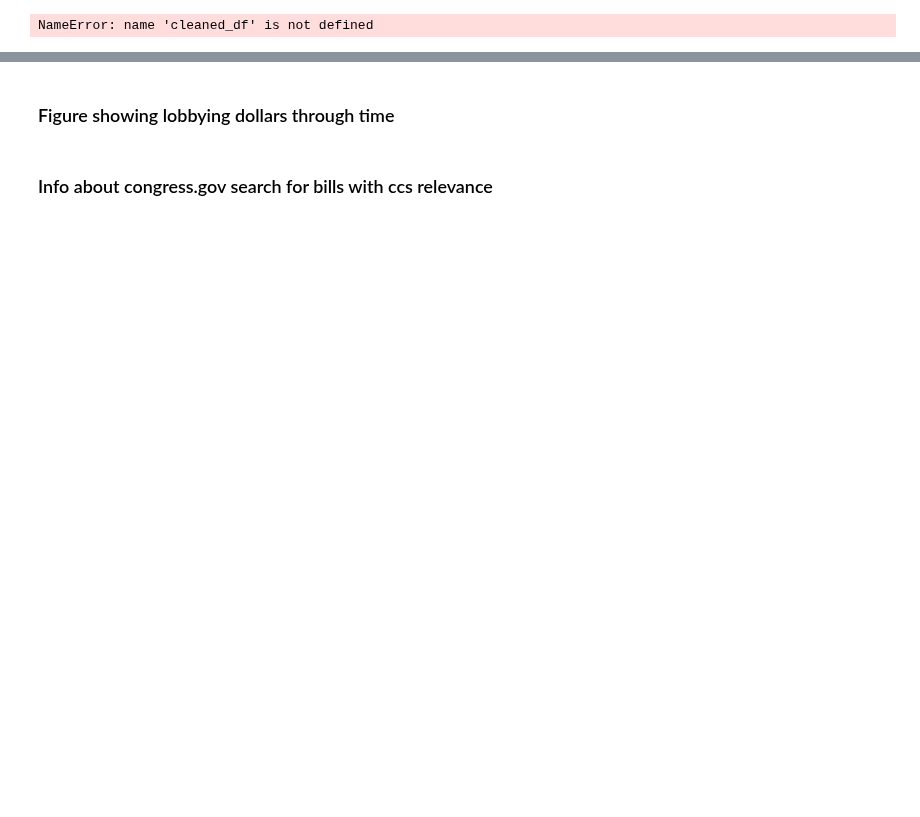
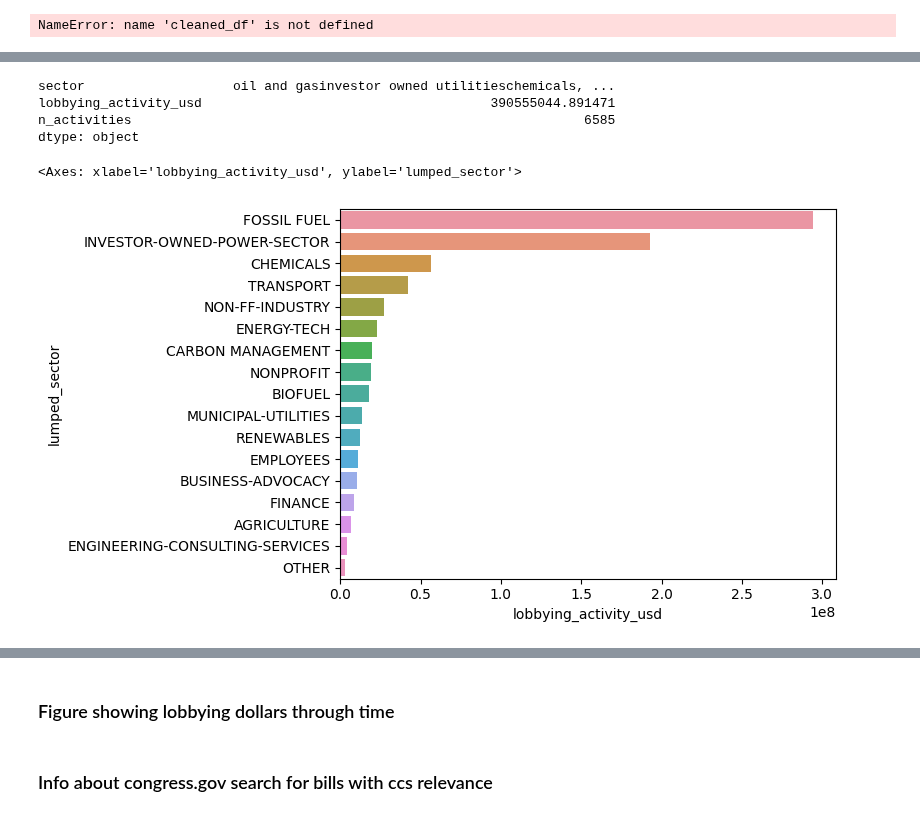
Before and after one commit to lindseygulden/leg-up, a Jupyter notebook: projects/lobbying/lobbying.ipynb, the cells around one changed output, grey strips where cells are left out. Saved outputs shown, nothing was run; the diff lists cells and outputs as text; code cells hidden in the pictures; blank space fills up the shorter version.

```diff
--- a/projects/lobbying/lobbying.ipynb
+++ b/projects/lobbying/lobbying.ipynb
@@ -993,6 +1013,10 @@ column_order_for_write_out = (
 cleaned_df[column_order_for_write_out].to_csv("ccs_lobbying_activities.csv")
 # %% [output]
 NameError: name 'cleaned_df' is not defined
+# %%
+df = pd.read_csv(
+    "/Volumes/Samsung_T5/data/lobbying/ccs_lda_filings/postprocessed_ccs.csv"
+)
 # %%
 potentially_df = (
     df[["sector", "lobbying_activity_usd"]]
@@ -1044,7 +1090,7 @@ cleaned_df[["very_lumped_sector", "lobbying_activity_usd"]].loc[
 # %%
 sector_totals_df = (
-    cleaned_df[["filing_uuid", "sector", "lobbying_activity_usd"]]
-    .loc[cleaned_df.very_likely_ccs == 1]
+    df[["filing_uuid", "sector", "lobbying_activity_usd"]]
+    .loc[df.very_likely_ccs == 1]
     .groupby(["sector"])
     .agg({"lobbying_activity_usd": "sum", "filing_uuid": "count"})
     .sort_values(by="lobbying_activity_usd", ascending=False)
@@ -1052,8 +1098,8 @@ sector_totals_df = (
 sector_totals_df.columns = ["sector", "lobbying_activity_usd", "n_activities"]
 
 sector_totals_since_2019_df = (
-    cleaned_df[["filing_uuid", "sector", "lobbying_activity_usd"]]
-    .loc[(cleaned_df.very_likely_ccs == 1) & (cleaned_df.filing_year > 2018)]
+    df[["filing_uuid", "sector", "lobbying_activity_usd"]]
+    .loc[(df.very_likely_ccs == 1) & (df.filing_year > 2018)]
     .groupby(["sector"])
     .agg({"lobbying_activity_usd": "sum", "filing_uuid": "count"})
     .sort_values(by="lobbying_activity_usd", ascending=False)
@@ -1063,7 +1109,24 @@ sector_totals_since_2019_df.columns = [
     "lobbying_activity_usd",
     "n_activities",
 ]
-sector_totals_since_2019_df
+sector_totals_since_2019_df.sum()
+# %% [output]
+sector                   oil and gasinvestor owned utilitieschemicals, ...
+lobbying_activity_usd                                     390555044.891471
+n_activities                                                          6585
+dtype: object
+# %%
+lumped_sector_totals_df = (
+    df[["lumped_sector", "lobbying_activity_usd"]]
+    .loc[df.very_likely_ccs == 1]
+    .groupby(["lumped_sector"])
+    .sum()
+    .sort_values(by="lobbying_activity_usd", ascending=False)
+).reset_index()
+sns.barplot(data=lumped_sector_totals_df, y="lumped_sector", x="lobbying_activity_usd")
+# %% [output]
+<Axes: xlabel='lobbying_activity_usd', ylabel='lumped_sector'>
+[figure, added]
 # %%
 fig, axes = plt.subplots(1, 2, figsize=(16, 9))
 sns.barplot(ax=axes[0], data=sector_totals_df, y="sector", x="lobbying_activity_usd")
```
Also changed, not shown: parts of 26 cells of this notebook, 6 other files.
